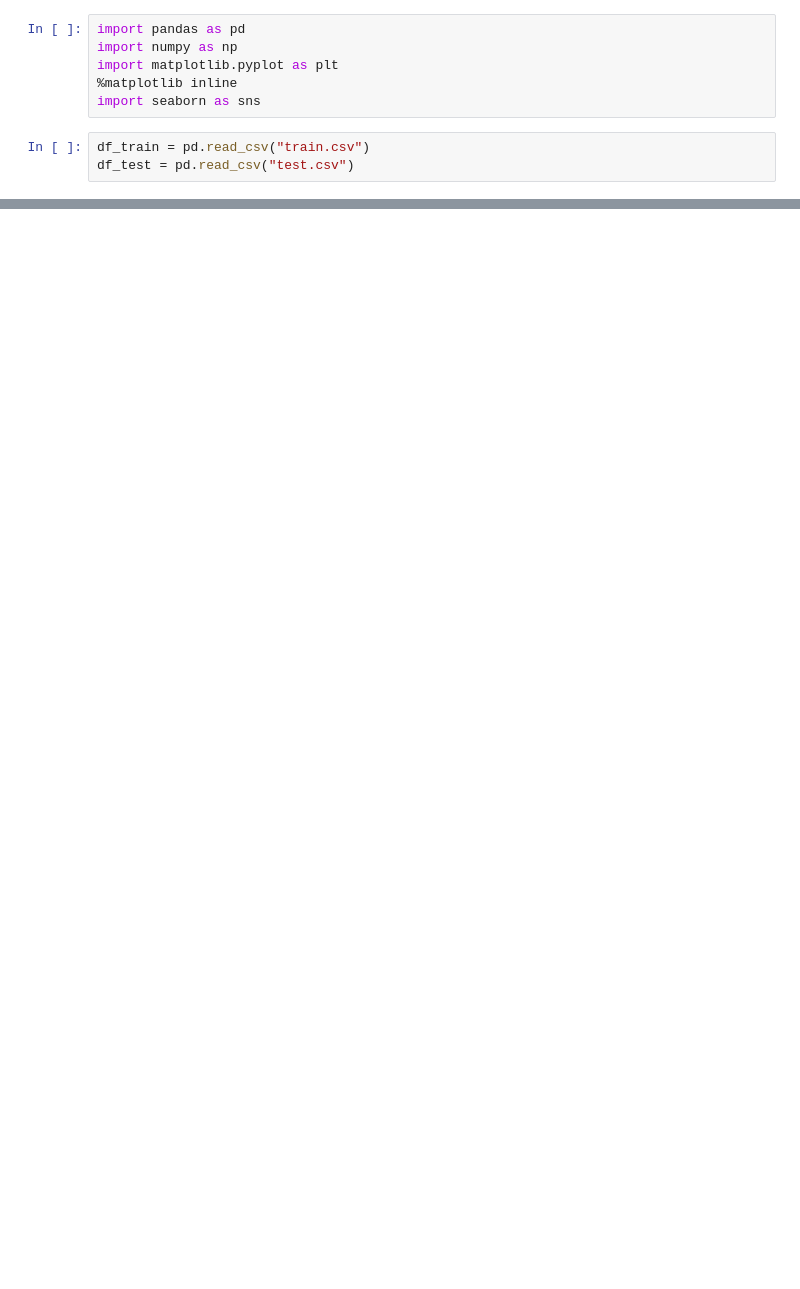
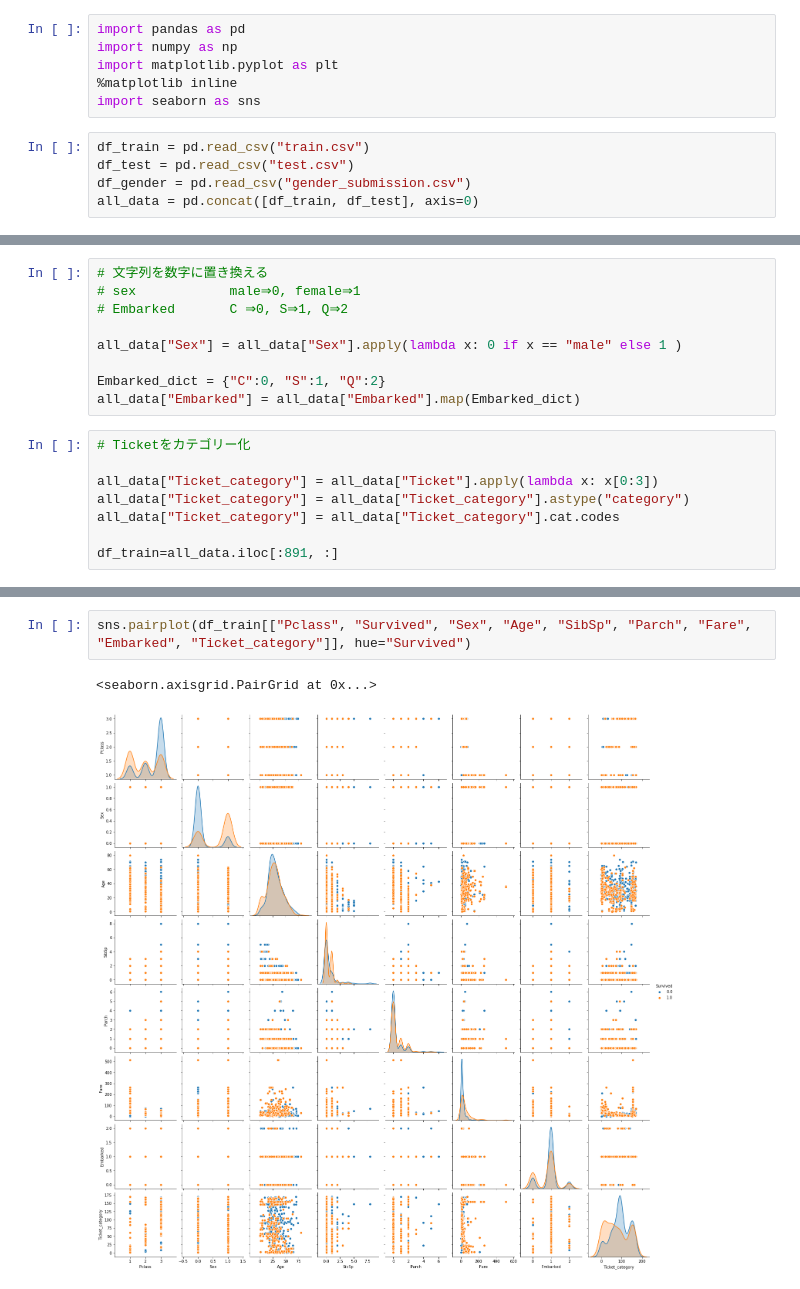
Before and after one commit to maedataka/kaggle, a Jupyter notebook: titanic/Titanic.ipynb, the cells around one changed output, grey strips where cells are left out. Cells and saved outputs as stored; diff of their text form; blank space fills up the shorter version.

```diff
--- a/titanic/Titanic.ipynb
+++ b/titanic/Titanic.ipynb
@@ -7,4 +9,6 @@ import seaborn as sns
 # %%
 df_train = pd.read_csv("train.csv")
 df_test = pd.read_csv("test.csv")
+df_gender = pd.read_csv("gender_submission.csv")
+all_data = pd.concat([df_train, df_test], axis=0)
 # %%
@@ -41,0 +81,17 @@ df_test
+# %%
+# 文字列を数字に置き換える
+# sex            male⇒0, female⇒1
+# Embarked       C ⇒0, S⇒1, Q⇒2
+
+all_data["Sex"] = all_data["Sex"].apply(lambda x: 0 if x == "male" else 1 )
+
+Embarked_dict = {"C":0, "S":1, "Q":2}
+all_data["Embarked"] = all_data["Embarked"].map(Embarked_dict)
+# %%
+# Ticketをカテゴリー化
+
+all_data["Ticket_category"] = all_data["Ticket"].apply(lambda x: x[0:3])
+all_data["Ticket_category"] = all_data["Ticket_category"].astype("category")
+all_data["Ticket_category"] = all_data["Ticket_category"].cat.codes
+
+df_train=all_data.iloc[:891, :]
@@ -41,0 +116,5 @@ df_test
+# %%
+sns.pairplot(df_train[["Pclass", "Survived", "Sex", "Age", "SibSp", "Parch", "Fare", "Embarked", "Ticket_category"]], hue="Survived")
+# %% [output]
+<seaborn.axisgrid.PairGrid at 0x...>
+[figure, added]
```
Also changed, not shown: parts of 58 cells of this notebook.
